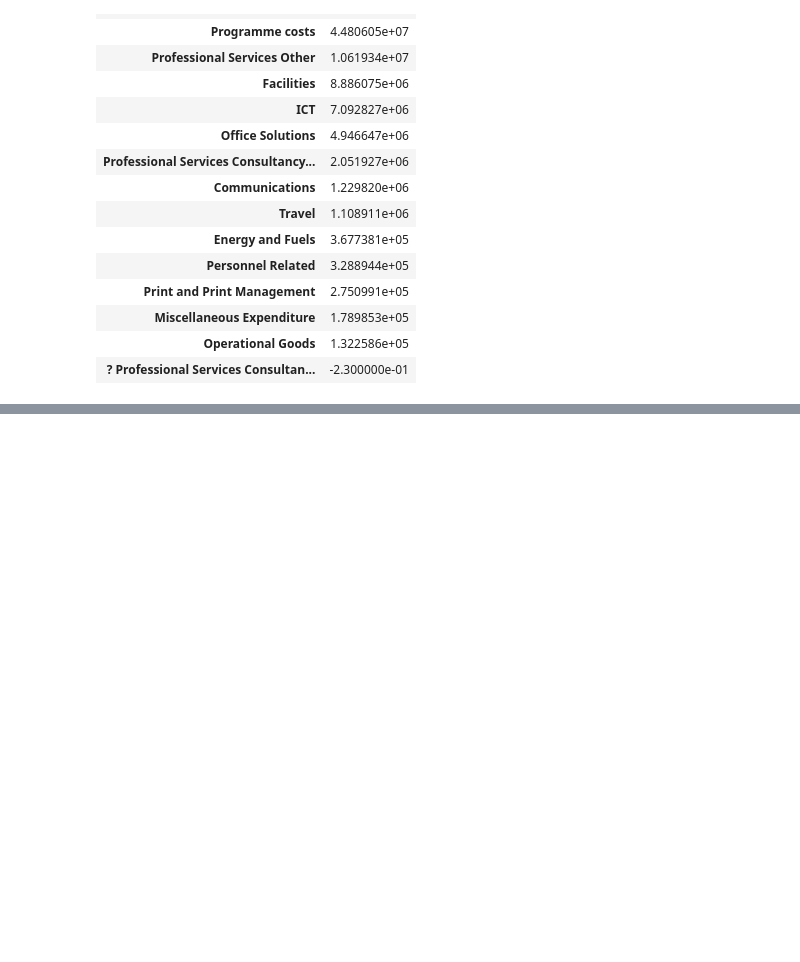
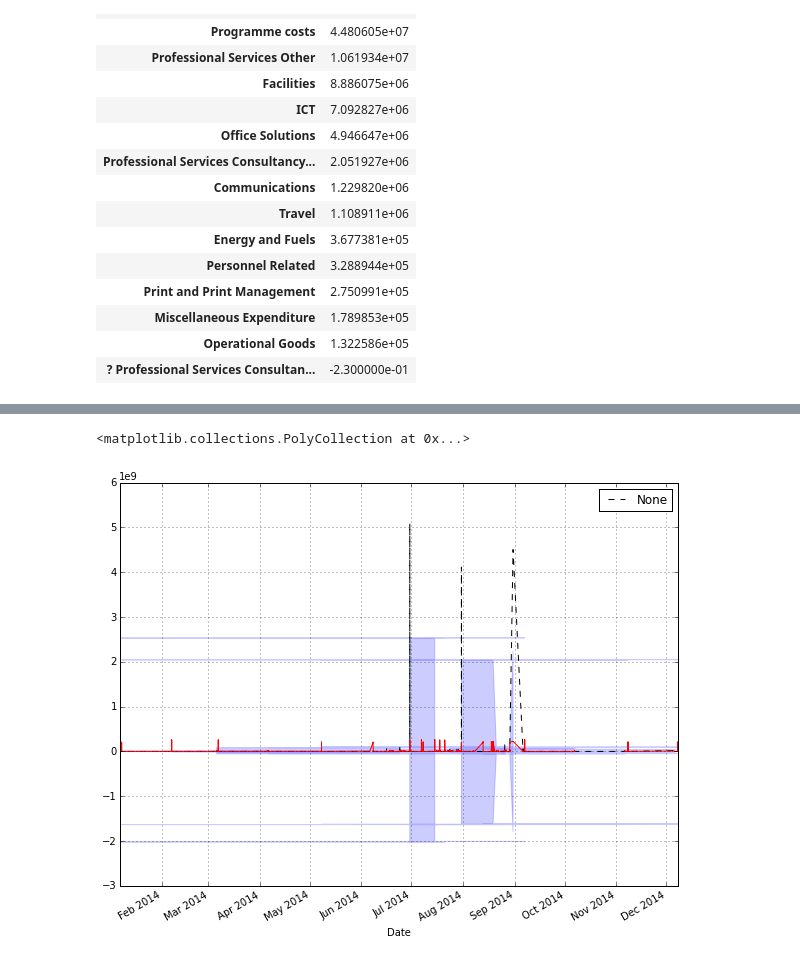
Before and after one commit to FLamparski/statlearn, a Jupyter notebook: dfe-spend-data/DFE Summer 2014.ipynb, the cells around one changed output, grey strips where cells are left out. Saved outputs shown, nothing was run; the diff lists cells and outputs as text; code cells hidden in the pictures; blank space fills up the shorter version.

```diff
--- a/dfe-spend-data/DFE Summer 2014.ipynb
+++ b/dfe-spend-data/DFE Summer 2014.ipynb
@@ -109,0 +118,11 @@ dfe.groupby('Expense type').sum().sort('Amount', ascending=False)
+# %%
+# How does amount vs time look like?
+dfe.plot(kind='line', x='Date', y='Amount', figsize=(10,8), style='k--')
+roll_mean = pd.rolling_mean(dfe.Amount, 20)
+roll_mean.plot(kind='line', style='r')
+roll_stdev = pd.rolling_std(dfe.Amount, 20)
+plt.fill_between(roll_stdev.index, roll_mean-2*roll_stdev, roll_mean+2*roll_stdev, color='b', alpha=0.2)
+# ... it doesn't look like anything.
+# %% [output]
+<matplotlib.collections.PolyCollection at 0x...>
+[figure, added]
```
Also changed, not shown: parts of 7 cells of this notebook.
